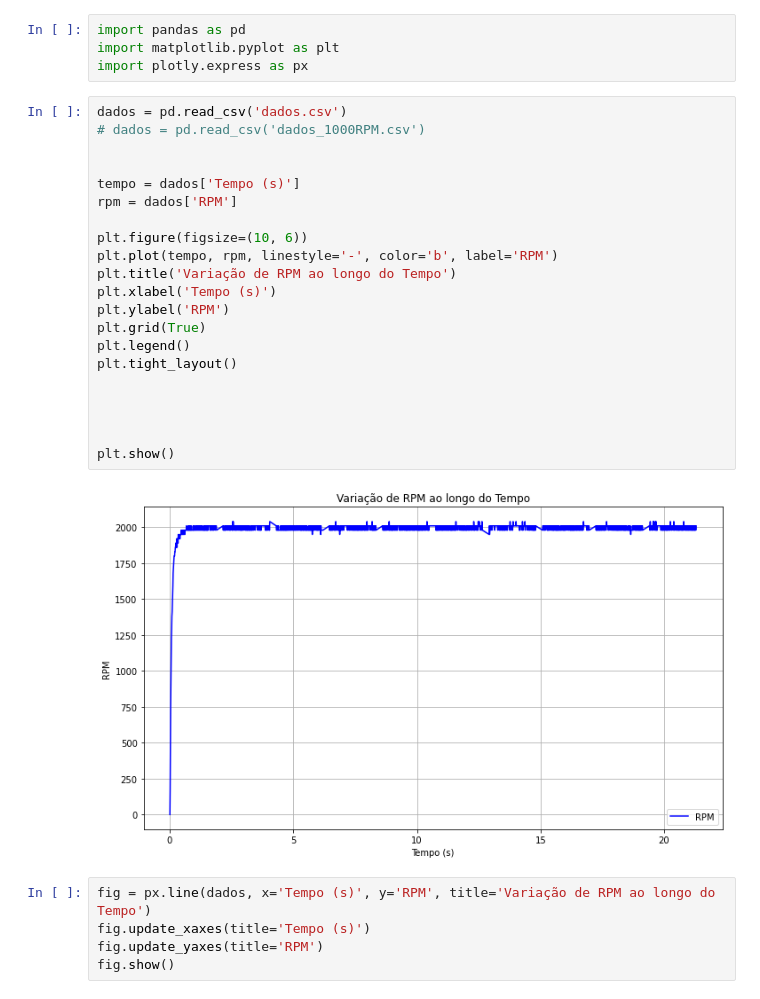
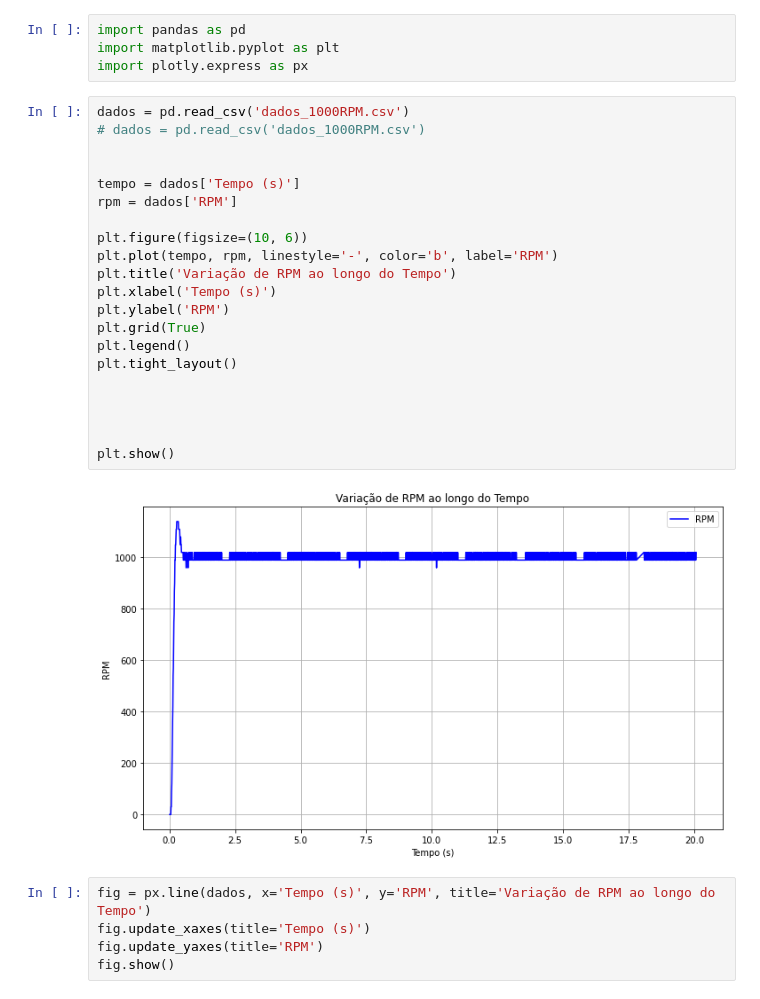
Before and after one commit to Camandaroba06/coleta_dados_labControle, a Jupyter notebook: plot_dados_motor.ipynb, the cells around one changed output. Saved outputs shown, nothing was run; the diff lists cells and outputs as text.

```diff
--- a/plot_dados_motor.ipynb
+++ b/plot_dados_motor.ipynb
@@ -3,28 +3,28 @@ import pandas as pd
 import matplotlib.pyplot as plt
 import plotly.express as px
 # %%
-dados = pd.read_csv('dados.csv')
+dados = pd.read_csv('dados_1000RPM.csv')
 # dados = pd.read_csv('dados_1000RPM.csv')
 
 
 tempo = dados['Tempo (s)']
 rpm = dados['RPM']
 
 plt.figure(figsize=(10, 6))
 plt.plot(tempo, rpm, linestyle='-', color='b', label='RPM')
 plt.title('Variação de RPM ao longo do Tempo')
 plt.xlabel('Tempo (s)')
 plt.ylabel('RPM')
 plt.grid(True)
 plt.legend()
 plt.tight_layout()
 
 
 
 
 plt.show()
 # %% [output]
-[figure, old version]
+[figure, new version]
 # %%
 fig = px.line(dados, x='Tempo (s)', y='RPM', title='Variação de RPM ao longo do Tempo')
 fig.update_xaxes(title='Tempo (s)')
```
Also changed, not shown: parts of 1 cell of this notebook.
